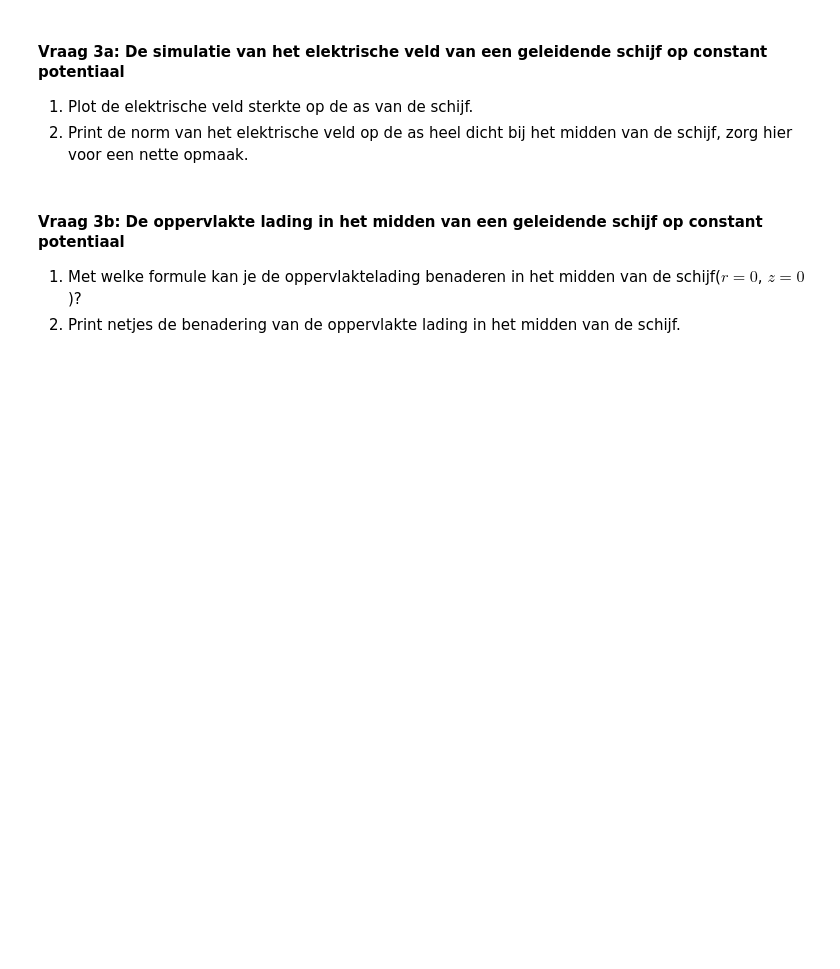
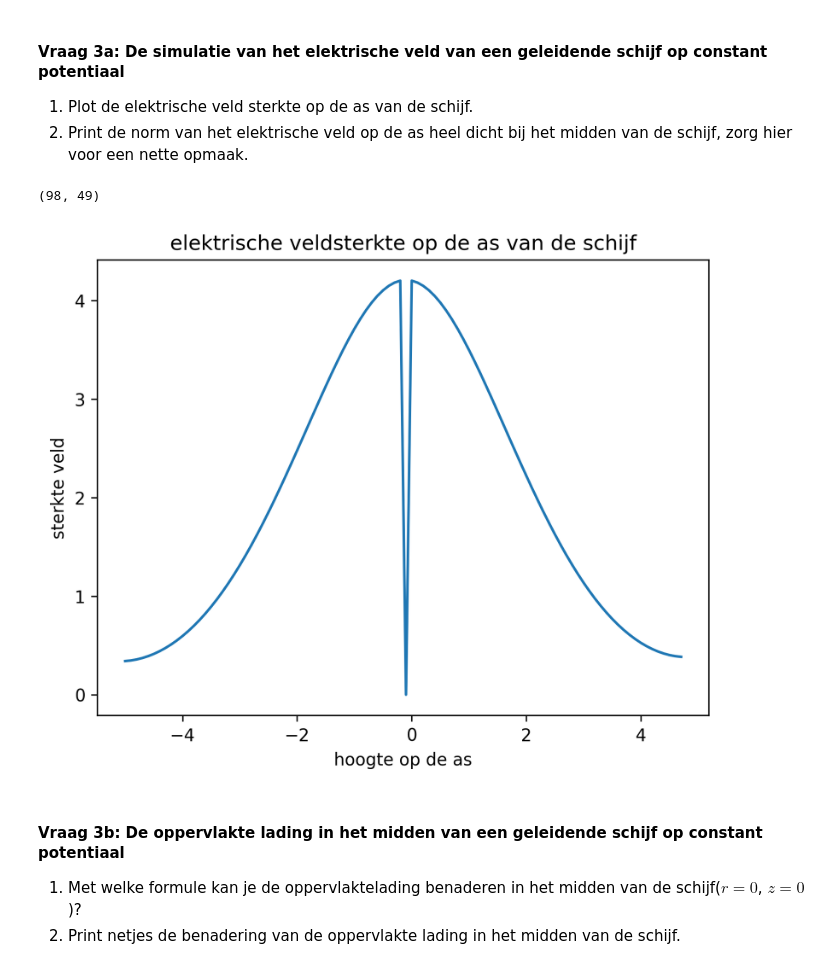
Before and after one commit to Peppertje/opdrachten-DEF-D-Pepper, a Jupyter notebook: DigitaleOntwerpopdrachten/1CondensatorOpdracht/CondensatorOntwerpopdracht.ipynb, the cells around one changed output. Saved outputs shown, nothing was run; the diff lists cells and outputs as text; code cells hidden in the pictures; blank space fills up the shorter version.

```diff
--- a/DigitaleOntwerpopdrachten/1CondensatorOpdracht/CondensatorOntwerpopdracht.ipynb
+++ b/DigitaleOntwerpopdrachten/1CondensatorOpdracht/CondensatorOntwerpopdracht.ipynb
@@ -238,3 +302,5 @@ display(Image("folder-name/image-name"))
+# %%
+disk_radius = 2.5
 # %% [markdown]
 ##### Antwoorden 2g
 
@@ -286,9 +354,20 @@ plot_results_disk(Ez, Er, normE, V, r, z, grid_step, disk_radius, z_pos_disk1, z
 1. Plot de elektrische veld sterkte op de as van de schijf.
 2. Print de norm van het elektrische veld op de as heel dicht bij het midden van de schijf, zorg hier voor een nette opmaak.
 # %%
-###
-###Jouw code hier###
-###
+print(normE.shape)
+
+plt.figure(dpi=300)
+plt.title('elektrische veldsterkte op de as van de schijf')
+
+plt.plot(z[:-2], normE[:,0], label='simulatie')
+
+plt.xlabel('hoogte op de as')
+plt.ylabel('sterkte veld')
+
+plt.show()
+# %% [output]
+(98, 49)
+[figure, added]
 # %% [markdown]
 #### Vraag 3b: De oppervlakte lading in het midden van een geleidende schijf op constant potentiaal
 
```
Also changed, not shown: parts of 12 cells of this notebook.
